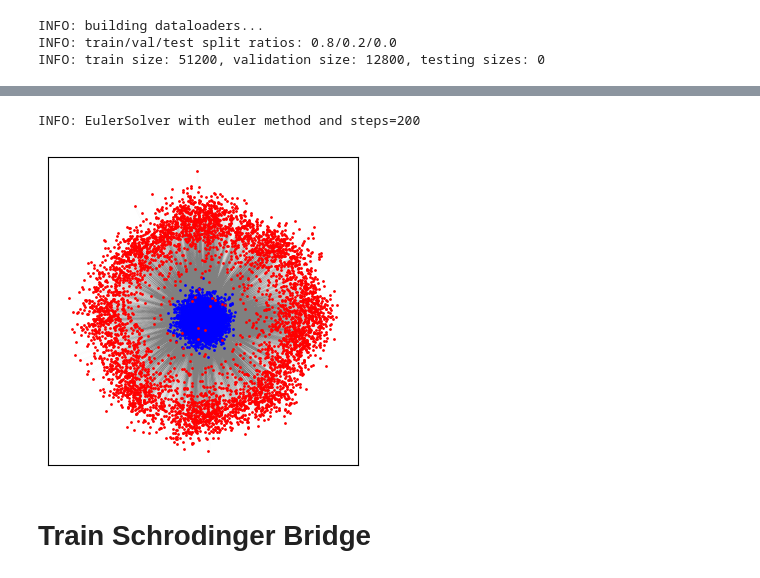
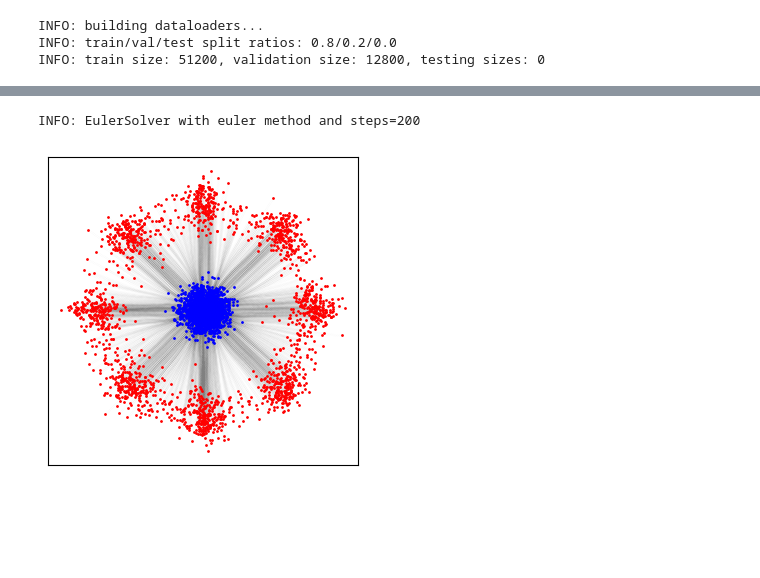
Before and after one commit to dfaroughy/CMB, a Jupyter notebook: experiments/gaussians/gaussians.ipynb, the cells around one changed output, grey strips where cells are left out. Saved outputs shown, nothing was run; the diff lists cells and outputs as text; code cells hidden in the pictures; blank space fills up the shorter version.

```diff
--- a/experiments/gaussians/gaussians.ipynb
+++ b/experiments/gaussians/gaussians.ipynb
@@ -10,7 +10,7 @@ class Configs:
 
     #...general params:
     WORKDIR : str = './'
-    DEVICE : str = 'cuda:2'
+    DEVICE : str = 'cuda:0'
     MULTI_GPU : bool = False
 
     #...data params:
@@ -24,10 +24,16 @@ class Configs:
     #...model params:
     MODEL : str = 'MLP'
     DIM_HIDDEN : int = 128
-    TIME_EMBEDDING_TYPE : str = 'sinusoidal'
-    DIM_TIME_EMB : int = 16
+    DIM_FEAT_EMB : int = 16
+    DIM_TIME_EMB : int = 32
+    DIM_CONTEXT_EMB : int = 0
+
+    FEAT_ENCODING_TYPE : str = 'linear'      # None 'linear' 'kolmogorov-arnold'
+    TIME_ENCODING_TYPE : str = 'kolmogorov-arnold'      # None 'linear' 'positional' 'randomfourier' 'kolmogorov-arnold'
+    CONTEXT_ENCODING_TYPE : str = None                  # None 'linear' 'kolmogorov-arnold'
+
     NUM_LAYERS : int = 3
-    DROPOUT : float = 0.1
+    DROPOUT : float = 0.0
     ACTIVATION : str = 'ReLU'
 
     #...training params:
@@ -136,0 +181,9 @@ INFO: train size: 51200, validation size: 12800, testing sizes: 0
+# %%
+from cmb.dynamics.cfm import ConditionalFlowMatching
+from cmb.models.architectures.deep_nets import KolmogorovArnoldNetwork
+from cmb.models.trainers import CMBTrainer
+
+dynamics = ConditionalFlowMatching(conf)
+kan = KolmogorovArnoldNetwork(conf)
+model = CMBTrainer(dynamics, kan, gauss)
+model.train()
@@ -137,13 +201,11 @@ INFO: train size: 51200, validation size: 12800, testing sizes: 0
 # %%
 from cmb.models.pipelines import CFMPipeline
 
-input_source = torch.randn(60000, 2) * 0.1
+input_source = torch.randn(4000, 2) * 0.1
 
 pipeline = CFMPipeline(trained_model=model, config=conf)
 pipeline.generate_samples(input_source)
-plot_trajectories(pipeline.trajectories, N=5000)
+plot_trajectories(pipeline.trajectories, N=2000)
 # %% [output]
 INFO: EulerSolver with euler method and steps=200
-[figure, old version]
+[figure, new version]
-# %% [markdown]
-# Train Schrodinger Bridge
```
Also changed, not shown: parts of 22 cells of this notebook.
